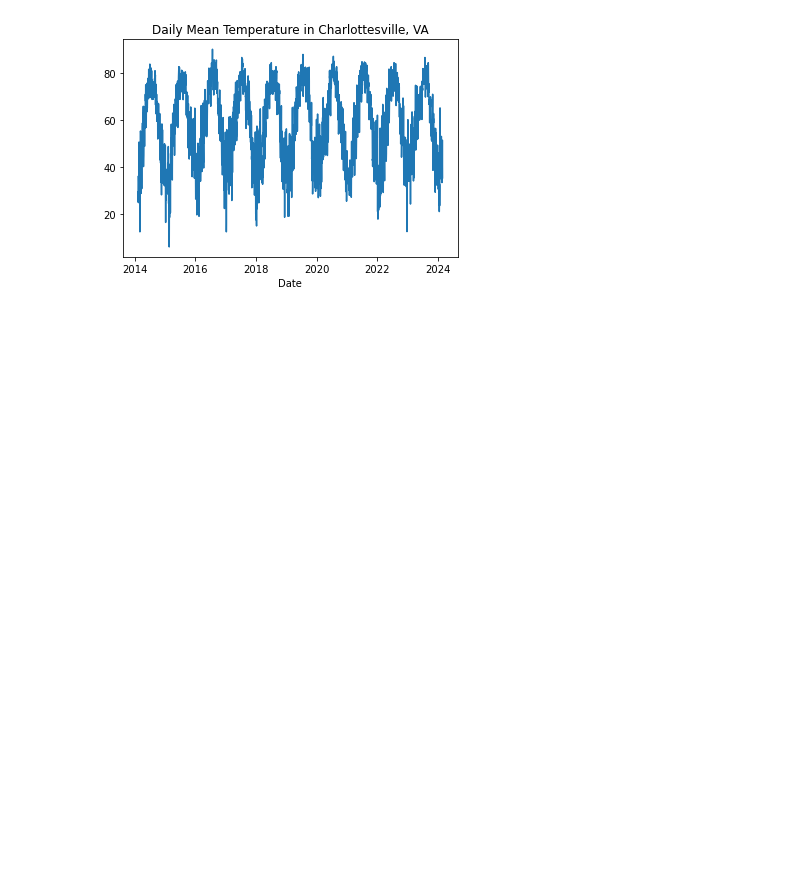
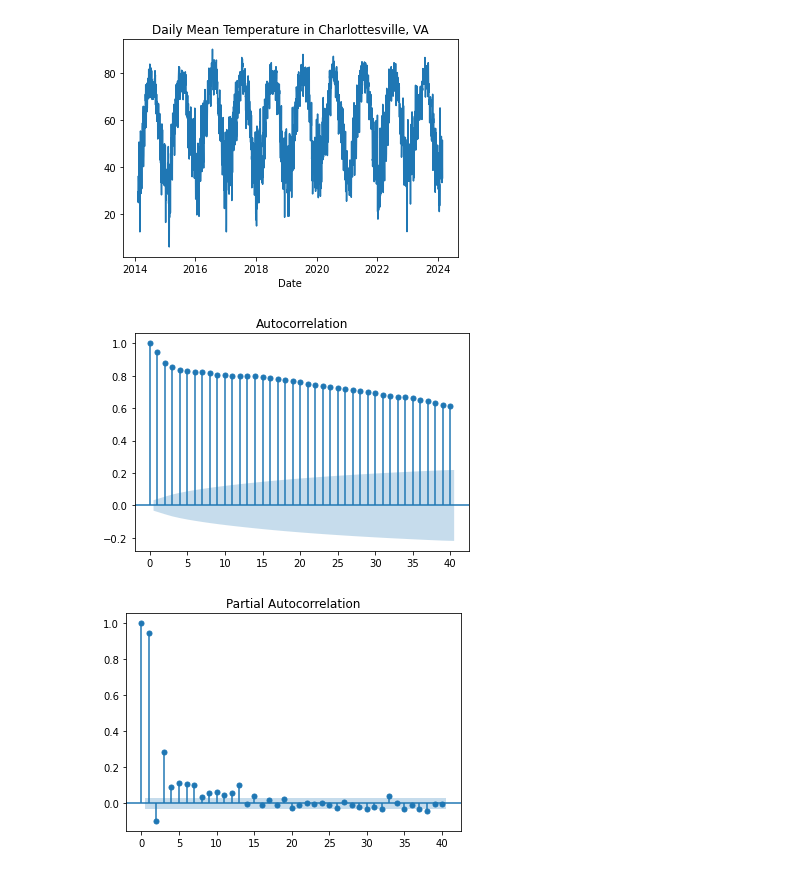
Before and after one commit to juliamuratore/Project2-DS-4002, a Jupyter notebook: SCRIPTS/Project_2_time_series.ipynb, the cells around one changed output. Drawn from its saved outputs; the diff is of its cells as text; code cells hidden in the pictures; blank space fills up the shorter version.

```diff
--- a/SCRIPTS/Project_2_time_series.ipynb
+++ b/SCRIPTS/Project_2_time_series.ipynb
@@ -22,3 +22,13 @@ plt.ylabel('')
 plt.show()
 # %% [output]
 [figure]
+# %%
+# finding parameters
+from statsmodels.graphics.tsaplots import plot_acf, plot_pacf
+
+plot_acf(data['mean_temp'], lags=40)
+plot_pacf(data['mean_temp'], lags=40)
+plt.show()
+# %% [output]
+[figure, added]
+[figure, added]
```
Also changed, not shown: parts of 3 cells of this notebook.
